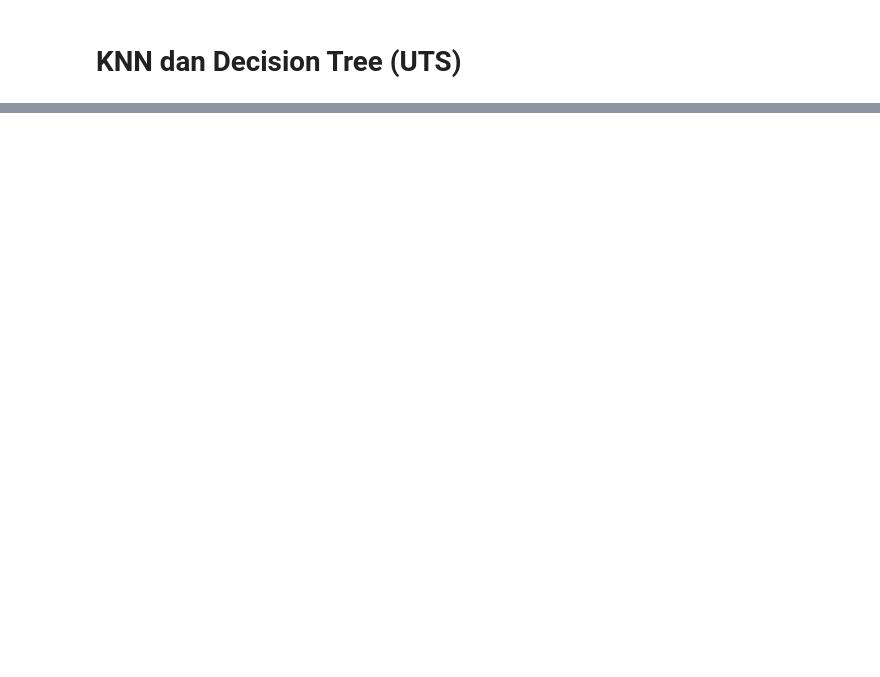
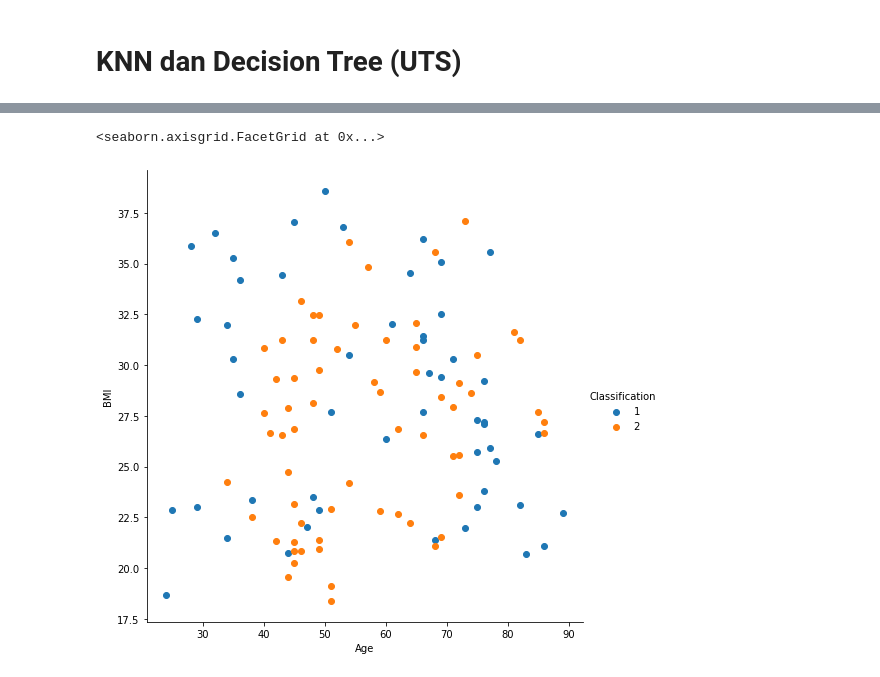
Before and after one commit to akhmadamanulloh/datamining, a Jupyter notebook: _sources/Tugas6.ipynb, the cells around one changed output, grey strips where cells are left out. Drawn from its saved outputs; the diff is of its cells as text; code cells hidden in the pictures; blank space fills up the shorter version.

```diff
--- a/_sources/Tugas6.ipynb
+++ b/_sources/Tugas6.ipynb
@@ -198,0 +110,12 @@ array([1])
+# %%
+import numpy as np # linear algebra
+import pandas as pd # data processing, CSV file I/O (e.g. pd.read_csv)
+import matplotlib.pyplot as plt
+from sklearn.metrics import accuracy_score
+from sklearn import tree
+import seaborn as sns
+import pandas as pd # data processing, CSV file I/O (e.g. pd.read_csv)
+
+df = pd.read_csv("https://raw.githubusercontent.com/077nabila/dataset/main/dataR2.csv")
+
+df.head()
@@ -198,0 +129,7 @@ array([1])
+# %%
+import seaborn as sns
+import matplotlib.pyplot as plt
+sns.FacetGrid(df, hue="Classification",size =7).map(plt.scatter, "Age", "BMI").add_legend()
+# %% [output]
+<seaborn.axisgrid.FacetGrid at 0x...>
+[figure, added]
```
Also changed, not shown: parts of 45 cells of this notebook, 5 other files.
